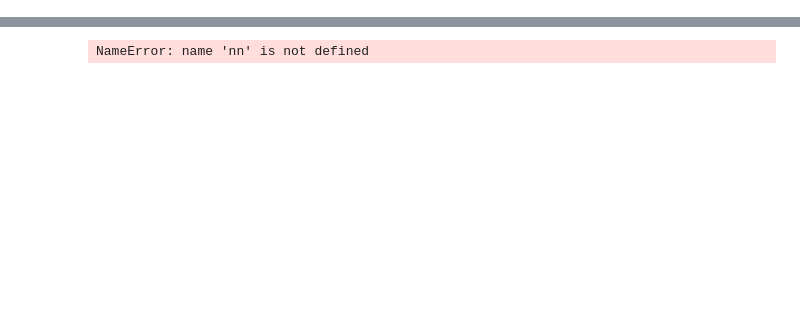
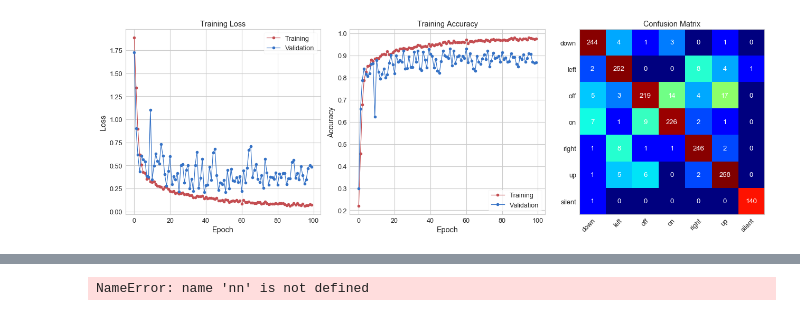
Before and after one commit to dan-zilla/a2i_ligru, a Jupyter notebook: google_voice/processing/Training-09-liGRU.ipynb, the cells around one changed output, grey strips where cells are left out. Saved outputs shown, nothing was run; the diff lists cells and outputs as text; code cells hidden in the pictures; blank space fills up the shorter version.

```diff
--- a/google_voice/processing/Training-09-liGRU.ipynb
+++ b/google_voice/processing/Training-09-liGRU.ipynb
@@ -427,0 +430,4 @@ Epoch 098/100 - Step 063/087 ( 72.4%) - LR 1.38e-04 - TrLoss 0.0151 - TrAcc 0.99
+# %%
+metrics(pte)
+# %% [output]
+[figure, added]
```
Also changed, not shown: parts of 7 cells of this notebook, 8 other files.
